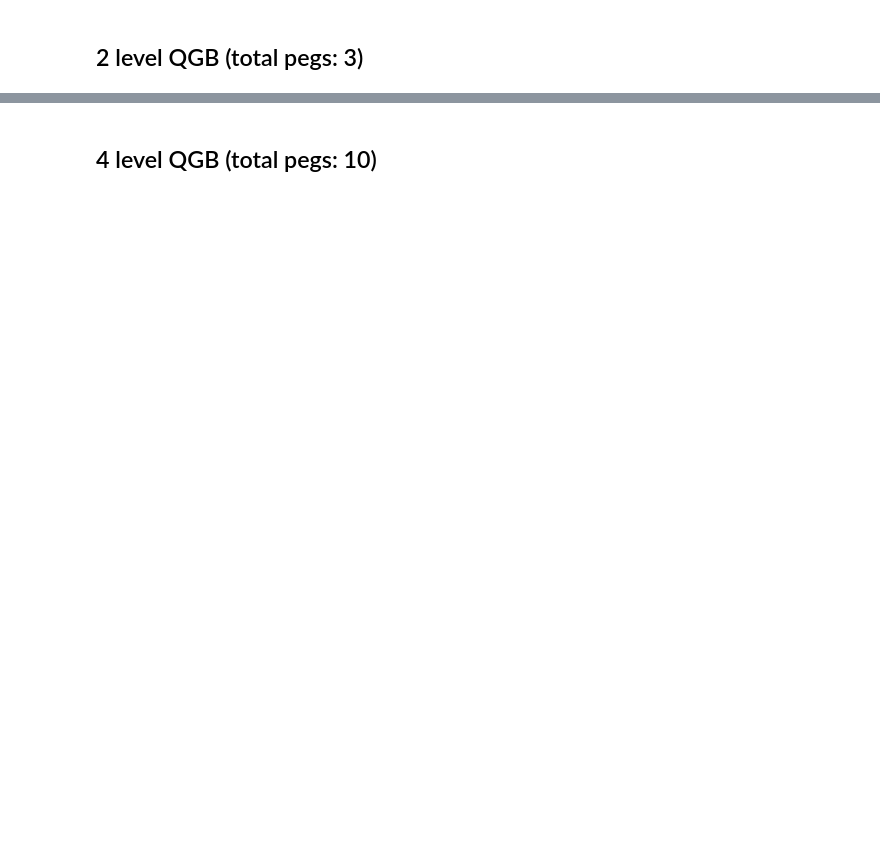
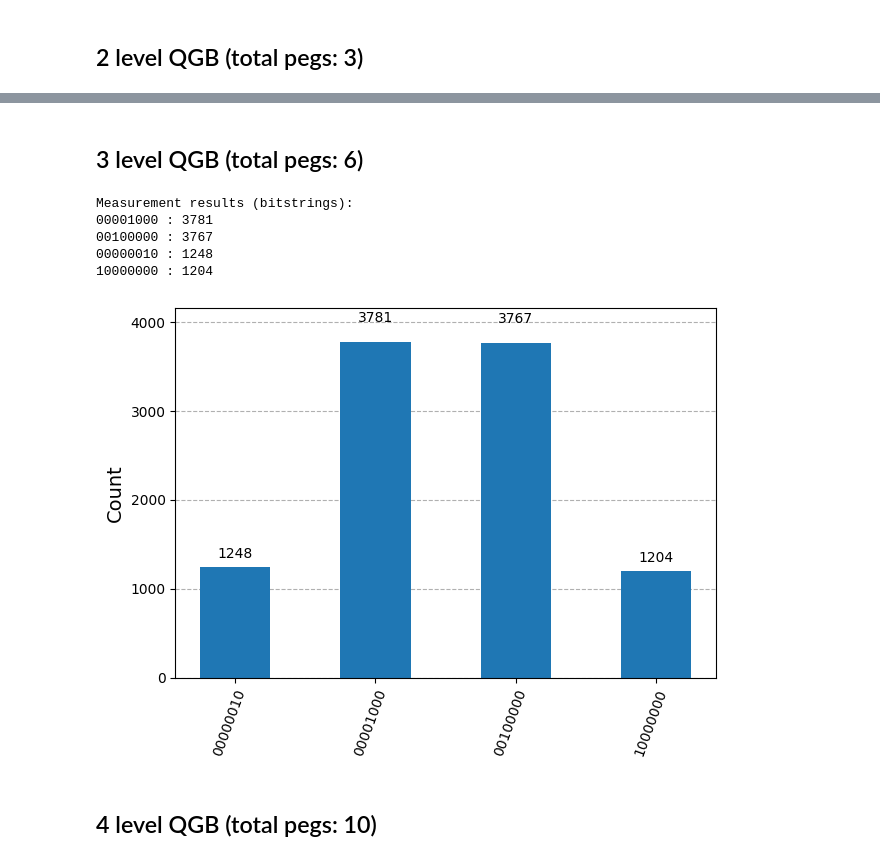
Before and after one commit to virajd98/Q-Plinkers, a Jupyter notebook: WorkingFile.ipynb, the cells around one changed output, grey strips where cells are left out. Saved outputs shown, nothing was run; the diff lists cells and outputs as text; code cells hidden in the pictures; blank space fills up the shorter version.

```diff
--- a/WorkingFile.ipynb
+++ b/WorkingFile.ipynb
@@ -53,3 +94,64 @@ Measurement results (bitstrings):
+# %% [markdown]
+## 3 level QGB (total pegs: 6)
+# %%
+q = QuantumRegister(8, 'q')
+c = ClassicalRegister(8, 'c')
+qc = QuantumCircuit(q, c)
+
+
+qc.x(q[4])
+qc.h(q[0])
+qc.cswap(q[0], q[3], q[4])
+qc.cx(q[4], q[0])
+qc.cswap(q[0], q[4], q[5])
+
+qc.reset(q[0])
+qc.h(q[0])
+qc.cswap(q[0], q[2], q[3])
+qc.cx(q[3], q[0])
+qc.cswap(q[0], q[3], q[4])
+qc.cx(q[4], q[0])
+qc.cswap(q[0], q[5], q[6])
+qc.cx(q[5], q[0])
+qc.cswap(q[0], q[4], q[5])
+
+
+qc.reset(q[0])
+qc.h(q[0])
+qc.cswap(q[0], q[1], q[2])
+qc.cx(q[2], q[0])
+qc.cswap(q[0], q[2], q[3])
+qc.cx(q[3], q[0])
+qc.cswap(q[0], q[3], q[4])
+qc.cx(q[4], q[0])
+qc.cswap(q[0], q[4], q[5])
+qc.cx(q[5], q[0])
+qc.cswap(q[0], q[5], q[6])
+qc.cx(q[6], q[0])
+qc.cswap(q[0], q[6], q[7])
+
+
+
+for i in range(1, 8):
+    qc.measure(q[i], c[i])
+
+backend = Aer.get_backend('qasm_simulator')
+compiled = transpile(qc, backend)
+job = backend.run(compiled, shots=1e4)
+counts = job.result().get_counts()
+print("Measurement results (bitstrings):")
+for bitstring, count in sorted(counts.items(), key=lambda x: x[1], reverse=True):
+    print(f"{bitstring} : {count}")
+
+plot_histogram(counts)
+plt.show()
+# %% [output]
+Measurement results (bitstrings):
+00001000 : 3781
+00100000 : 3767
+00000010 : 1248
+10000000 : 1204
+[figure, added]
 # %% [markdown]
 ## 4 level QGB (total pegs: 10)
 # %%
```
Also changed, not shown: parts of 10 cells of this notebook.
